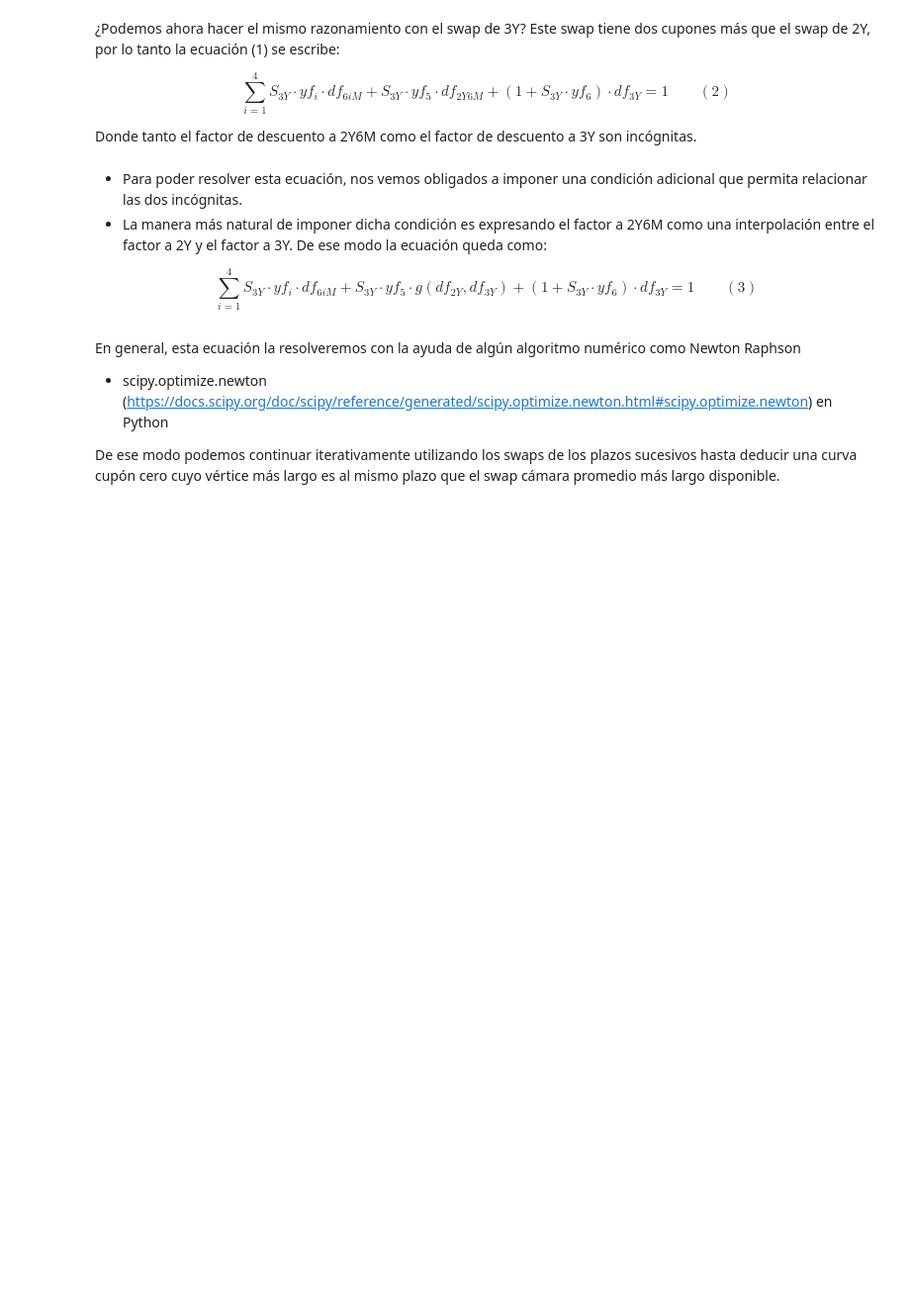
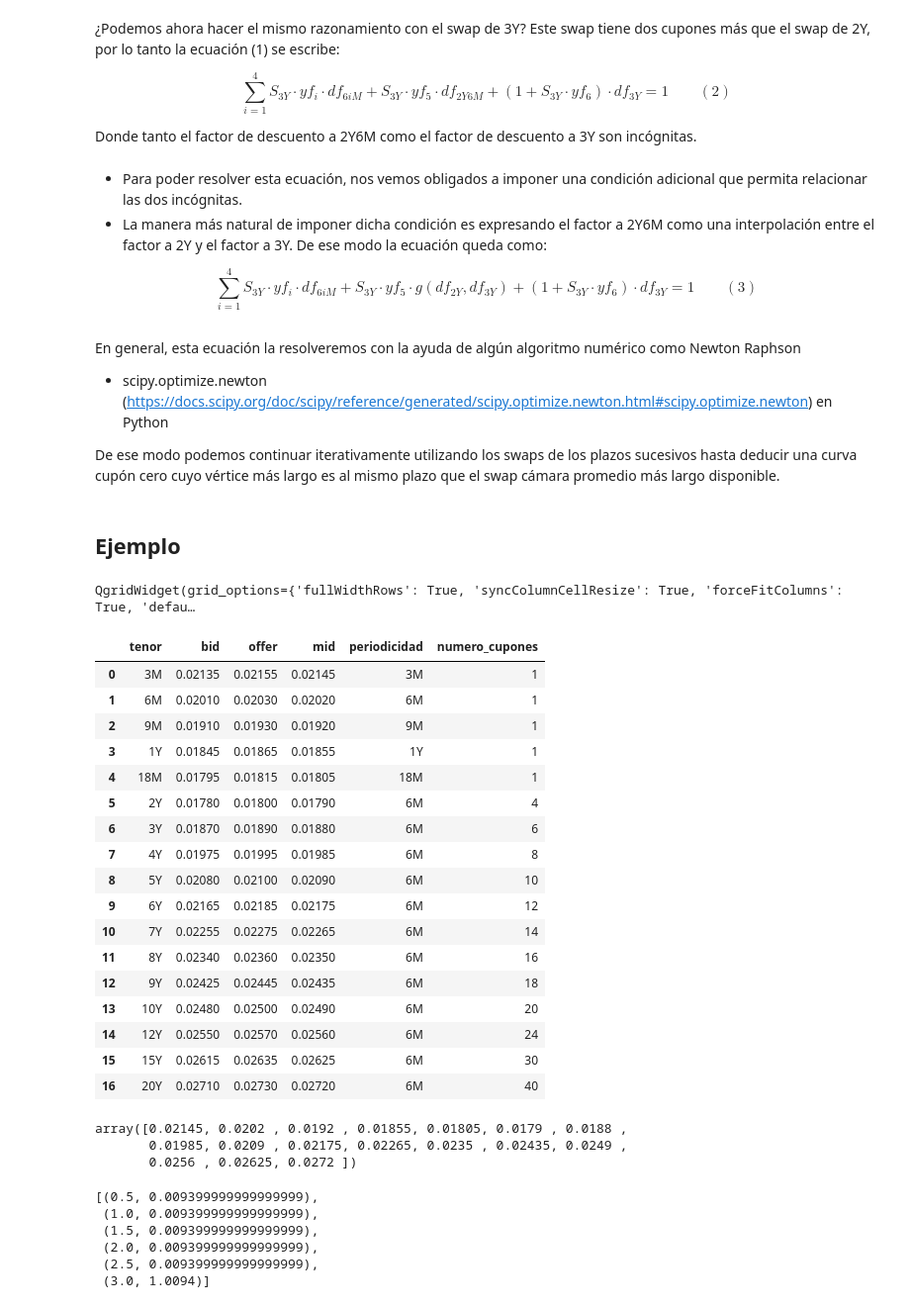
Before and after one commit to adiaz-efaa/mif-2019, a Jupyter notebook: valor_swap_construccion_curva.ipynb, the cells around one changed output. Shown at 99% size. Saved outputs shown, nothing was run; the diff lists cells and outputs as text; code cells hidden in the pictures; blank space fills up the shorter version.

```diff
--- a/valor_swap_construccion_curva.ipynb
+++ b/valor_swap_construccion_curva.ipynb
@@ -237,3 +247,5 @@ En general, esta ecuación la resolveremos con la ayuda de algún algoritmo num
 - scipy.optimize.newton (https://docs.scipy.org/doc/scipy/reference/generated/scipy.optimize.newton.html#scipy.optimize.newton) en Python
 
 De ese modo podemos continuar iterativamente utilizando los swaps de los plazos sucesivos hasta deducir una curva cupón cero cuyo vértice más largo es al mismo plazo que el swap cámara promedio más largo disponible.
+# %% [markdown]
+## Ejemplo
@@ -239,0 +254,37 @@ De ese modo podemos continuar iterativamente utilizando los swaps de los plazos
+# %%
+data['periodicidad'] = 'NA'
+# %%
+data['numero_cupones'] = 1
+# %%
+qwidget = qgrid.show_grid(data)
+qwidget
+# %% [output]
+QgridWidget(grid_options={'fullWidthRows': True, 'syncColumnCellResize': True, 'forceFitColumns': True, 'defau…
+# %%
+data = qwidget.get_changed_df()
+data
+# %% [output]
+|  | tenor | bid | offer | mid | periodicidad | numero_cupones |
+| 0 | 3M | 0.02135 | 0.02155 | 0.02145 | 3M | 1 |
+| 1 | 6M | 0.02010 | 0.02030 | 0.02020 | 6M | 1 |
+| 2 | 9M | 0.01910 | 0.01930 | 0.01920 | 9M | 1 |
+| 3 | 1Y | 0.01845 | 0.01865 | 0.01855 | 1Y | 1 |
+| 4 | 18M | 0.01795 | 0.01815 | 0.01805 | 18M | 1 |
+| 5 | 2Y | 0.01780 | 0.01800 | 0.01790 | 6M | 4 |
+| 6 | 3Y | 0.01870 | 0.01890 | 0.01880 | 6M | 6 |
+| 7 | 4Y | 0.01975 | 0.01995 | 0.01985 | 6M | 8 |
+| 8 | 5Y | 0.02080 | 0.02100 | 0.02090 | 6M | 10 |
+| 9 | 6Y | 0.02165 | 0.02185 | 0.02175 | 6M | 12 |
+| 10 | 7Y | 0.02255 | 0.02275 | 0.02265 | 6M | 14 |
+| 11 | 8Y | 0.02340 | 0.02360 | 0.02350 | 6M | 16 |
+| 12 | 9Y | 0.02425 | 0.02445 | 0.02435 | 6M | 18 |
+| 13 | 10Y | 0.02480 | 0.02500 | 0.02490 | 6M | 20 |
+| 14 | 12Y | 0.02550 | 0.02570 | 0.02560 | 6M | 24 |
+| 15 | 15Y | 0.02615 | 0.02635 | 0.02625 | 6M | 30 |
+| 16 | 20Y | 0.02710 | 0.02730 | 0.02720 | 6M | 40 |
+# %%
+np.array(data['mid'])
+# %% [output]
+array([0.02145, 0.0202 , 0.0192 , 0.01855, 0.01805, 0.0179 , 0.0188 ,
+       0.01985, 0.0209 , 0.02175, 0.02265, 0.0235 , 0.02435, 0.0249 ,
+       0.0256 , 0.02625, 0.0272 ])
@@ -239,0 +301,9 @@ De ese modo podemos continuar iterativamente utilizando los swaps de los plazos
+# %%
+make_proxy_swap(data.iloc[6])
+# %% [output]
+[(0.5, 0.009399999999999999),
+ (1.0, 0.009399999999999999),
+ (1.5, 0.009399999999999999),
+ (2.0, 0.009399999999999999),
+ (2.5, 0.009399999999999999),
+ (3.0, 1.0094)]
```
Also changed, not shown: parts of 10 cells of this notebook.
